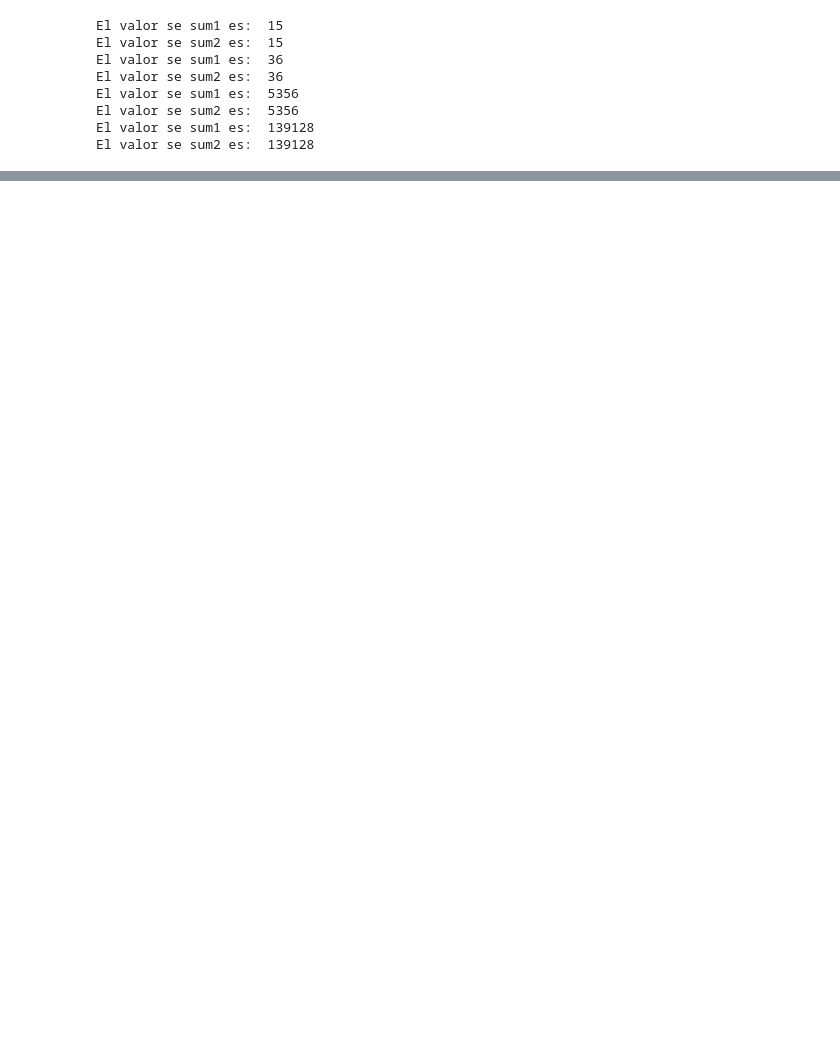
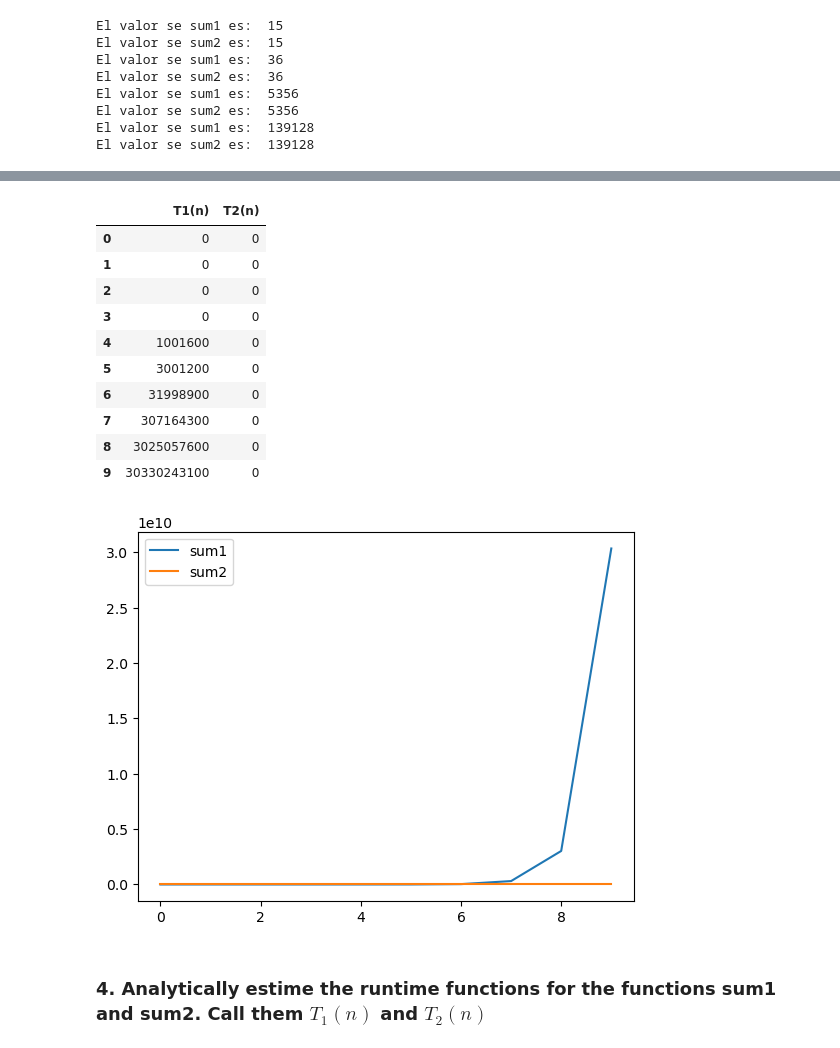
Before and after one commit to JVenegasB/cmp-2075-JuanVenegas, a Jupyter notebook: Tarea 1.ipynb, the cells around one changed output, grey strips where cells are left out. Drawn from its saved outputs; the diff is of its cells as text; code cells hidden in the pictures; blank space fills up the shorter version.

```diff
--- a/Tarea 1.ipynb
+++ b/Tarea 1.ipynb
@@ -154,28 +157,46 @@ El valor se sum2 es:  139128
 # %%
-from time import time
+import time
 
+listaSum = []
+listaSum1 = []
+listaSum2 = []
+
+#funcion decoradora para medir el runtime
 def DecoratorRunTime(func):
     # funcion para mostrar el runtime de la funcion
     def wrap_func(*args, **kwargs):
-        t1 = time()
+        t1 = time.time_ns()
         result = func(*args, **kwargs)
-        t2 = time ()
-        print(f'RunTime de la funcion {func.__name__!r} es: {(t2-t1):.40f}s')
+        t2 = time.time_ns()
+        runtime = (t2-t1)
+        listaSum.append(runtime)#los valores se guardan en listaSum
+        print(f'Runtime de la funcion es: {runtime} nanosegundos')
         return result
     return wrap_func
+
 @DecoratorRunTime
 def sum1(n):
     total = 0
     for i in range(1, n+1):
         total += i
     return total
+
 @DecoratorRunTime
 def sum2(n):
     total = n*(n+1)//2
     return total
 
 valores_n_ej2 = [1,10,10**2,10**3,10**4,10**5,10**6,10**7,10**8,10**9]
+
+#probar runtime con los valores indicadas
 for m in valores_n_ej2:
     print("El valor se sum1 para ",m," es:", sum1(m))
-    print("El valor se sum2 para ",m," es:", sum2(m))
+    print("El valor se sum2 para ",m," es:", sum2(m),"\n")
+
+#agregar los datos de cada runtime a su respectiva lista
+for a in range(0,len(listaSum)):
+    if a%2 ==0:
+        listaSum2.append(listaSum[a-1])
+    else:
+        listaSum1.append(listaSum[a-1])
 # %% [output]
@@ -198,0 +223,28 @@ El valor se sum2 para  1000000000  es: 500000000500000000
+# %%
+from matplotlib import pyplot
+import pandas as pd
+
+#graficar las dos listas
+pyplot.plot(listaSum1,label = "sum1")
+pyplot.plot(listaSum2,label = "sum2")
+pyplot.legend()#colocar la leyenda
+
+#graficar tabla de datos
+tabladatos = pd.DataFrame(zip(listaSum1, listaSum2))
+tabladatos.columns = ['T1(n)', 'T2(n)']
+tabladatos
+# %% [output]
+|  | T1(n) | T2(n) |
+| 0 | 0 | 0 |
+| 1 | 0 | 0 |
+| 2 | 0 | 0 |
+| 3 | 0 | 0 |
+| 4 | 1001600 | 0 |
+| 5 | 3001200 | 0 |
+| 6 | 31998900 | 0 |
+| 7 | 307164300 | 0 |
+| 8 | 3025057600 | 0 |
+| 9 | 30330243100 | 0 |
+[figure, added]
+# %% [markdown]
+### 4. Analytically estime the runtime functions for the functions sum1 and sum2. Call them $T_{1} (n)$ and $T_{2} (n)$
```
Also changed, not shown: parts of 14 cells of this notebook.
